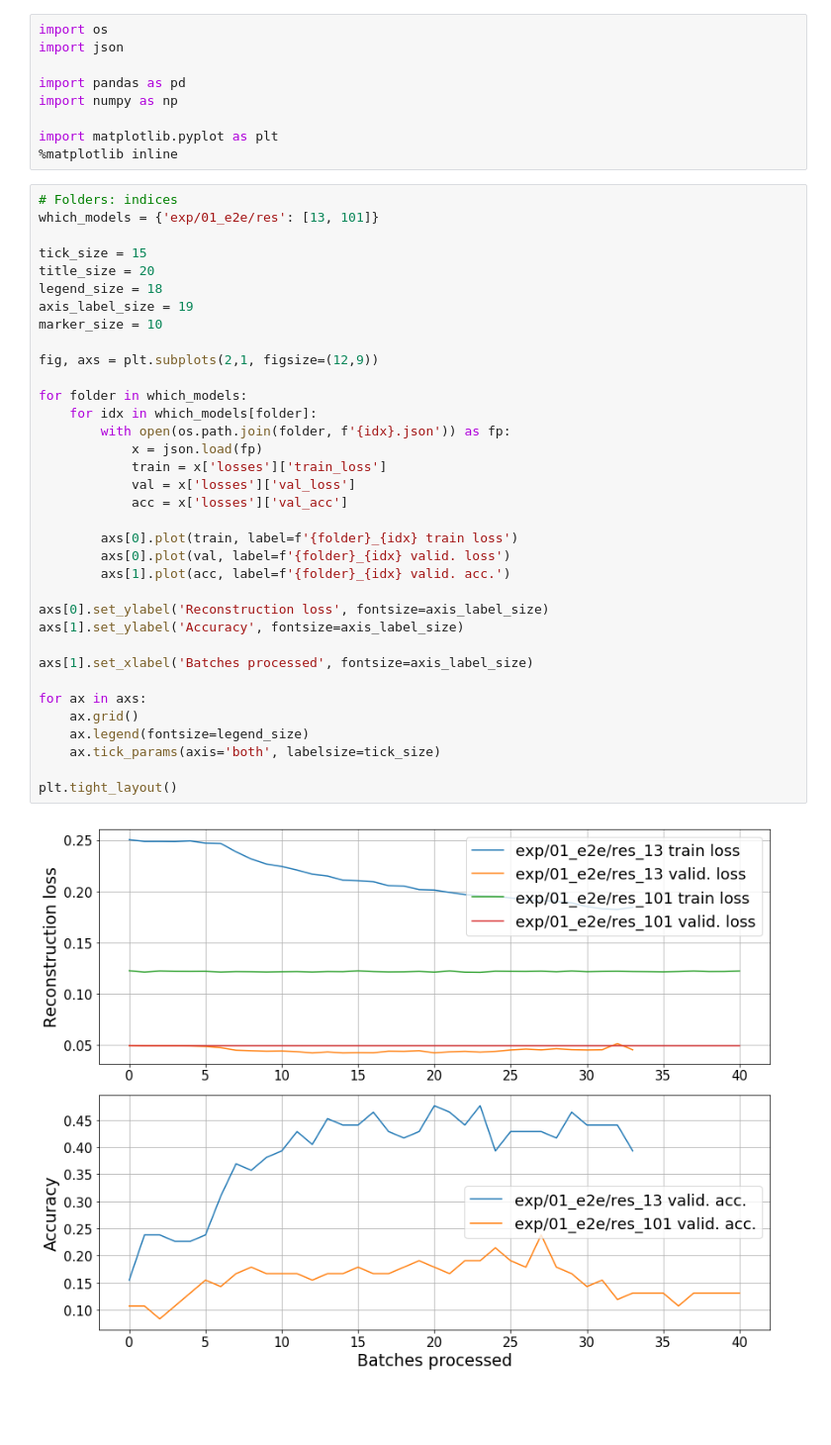
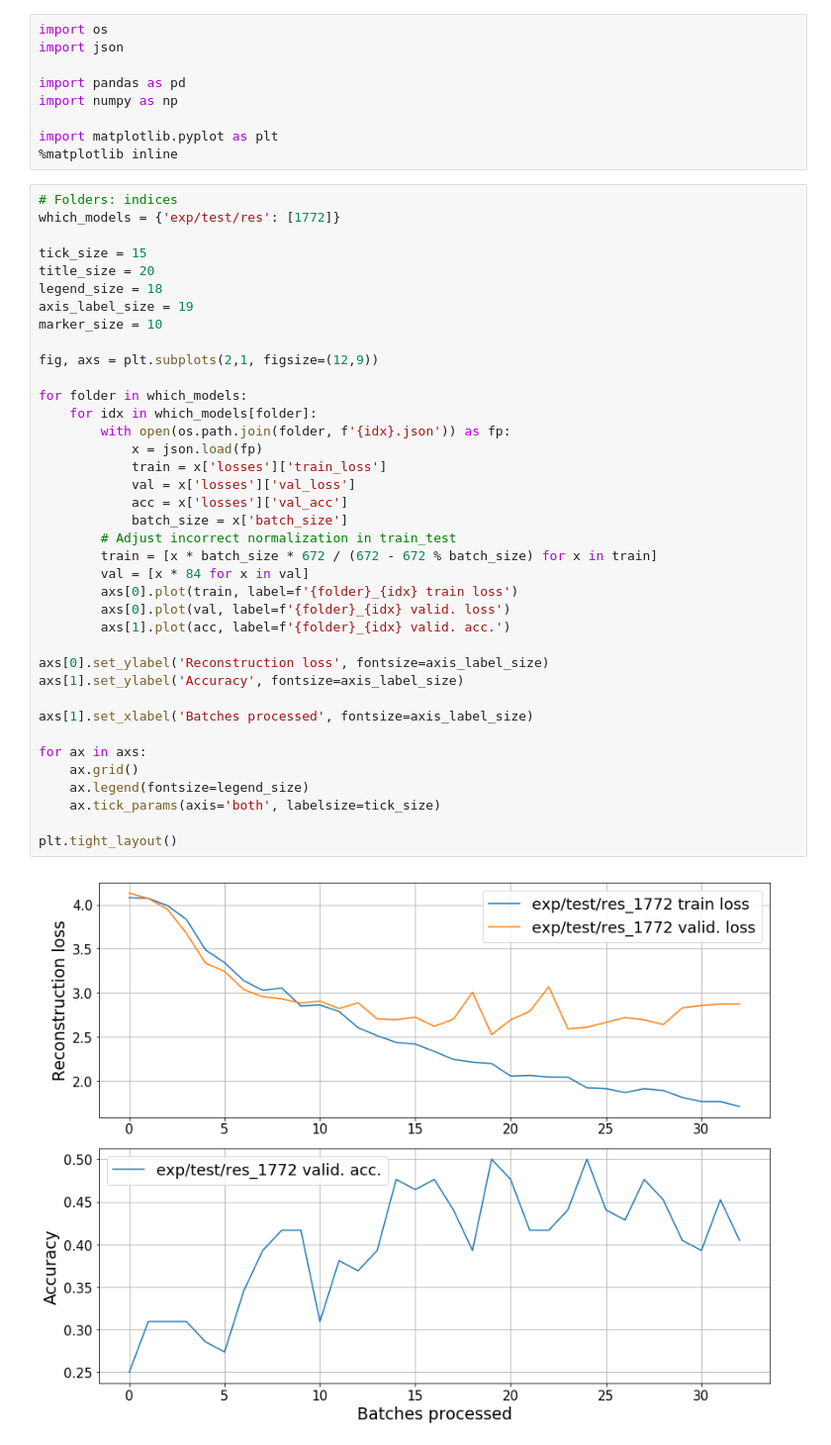
Before and after one commit to KamenB/mlp-03, a Jupyter notebook: out/Plot curves.ipynb, the cells around one changed output. Shown at 99% size. Saved outputs shown, nothing was run; the diff lists cells and outputs as text; blank space fills up the shorter version.

Commit message:
Adjust Plot curves losses

```diff
--- a/out/Plot curves.ipynb
+++ b/out/Plot curves.ipynb
@@ -9,38 +9,41 @@ import matplotlib.pyplot as plt
 %matplotlib inline
 # %%
 # Folders: indices
-which_models = {'exp/01_e2e/res': [13, 101]}
+which_models = {'exp/test/res': [1772]}
 
 tick_size = 15
 title_size = 20
 legend_size = 18
 axis_label_size = 19
 marker_size = 10
 
 fig, axs = plt.subplots(2,1, figsize=(12,9))
 
 for folder in which_models:
     for idx in which_models[folder]:
         with open(os.path.join(folder, f'{idx}.json')) as fp:
             x = json.load(fp)
             train = x['losses']['train_loss']
             val = x['losses']['val_loss']
             acc = x['losses']['val_acc']
-
+            batch_size = x['batch_size']
+        # Adjust incorrect normalization in train_test
+        train = [x * batch_size * 672 / (672 - 672 % batch_size) for x in train]
+        val = [x * 84 for x in val]
         axs[0].plot(train, label=f'{folder}_{idx} train loss')
         axs[0].plot(val, label=f'{folder}_{idx} valid. loss')
         axs[1].plot(acc, label=f'{folder}_{idx} valid. acc.')
 
 axs[0].set_ylabel('Reconstruction loss', fontsize=axis_label_size)
 axs[1].set_ylabel('Accuracy', fontsize=axis_label_size)
 
 axs[1].set_xlabel('Batches processed', fontsize=axis_label_size)
 
 for ax in axs:
     ax.grid()
     ax.legend(fontsize=legend_size)
     ax.tick_params(axis='both', labelsize=tick_size)
 
 plt.tight_layout()
 # %% [output]
-[figure, old version]
+[figure, new version]
```
Also changed, not shown: 1 other file.
